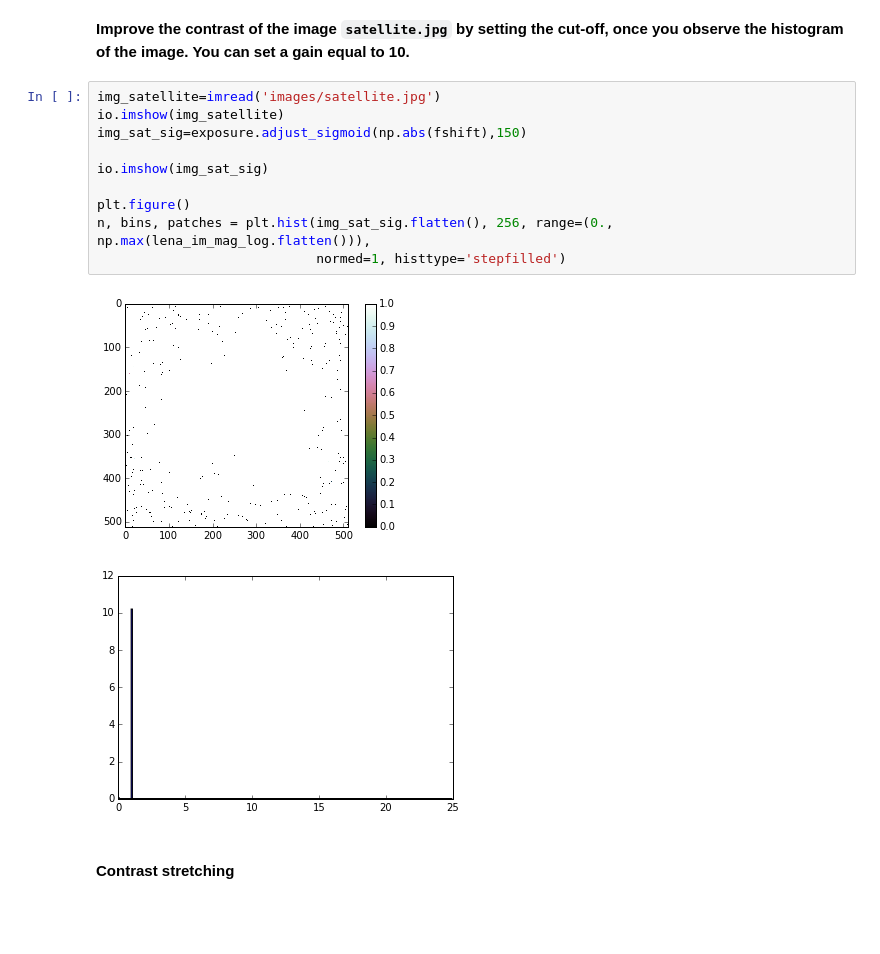
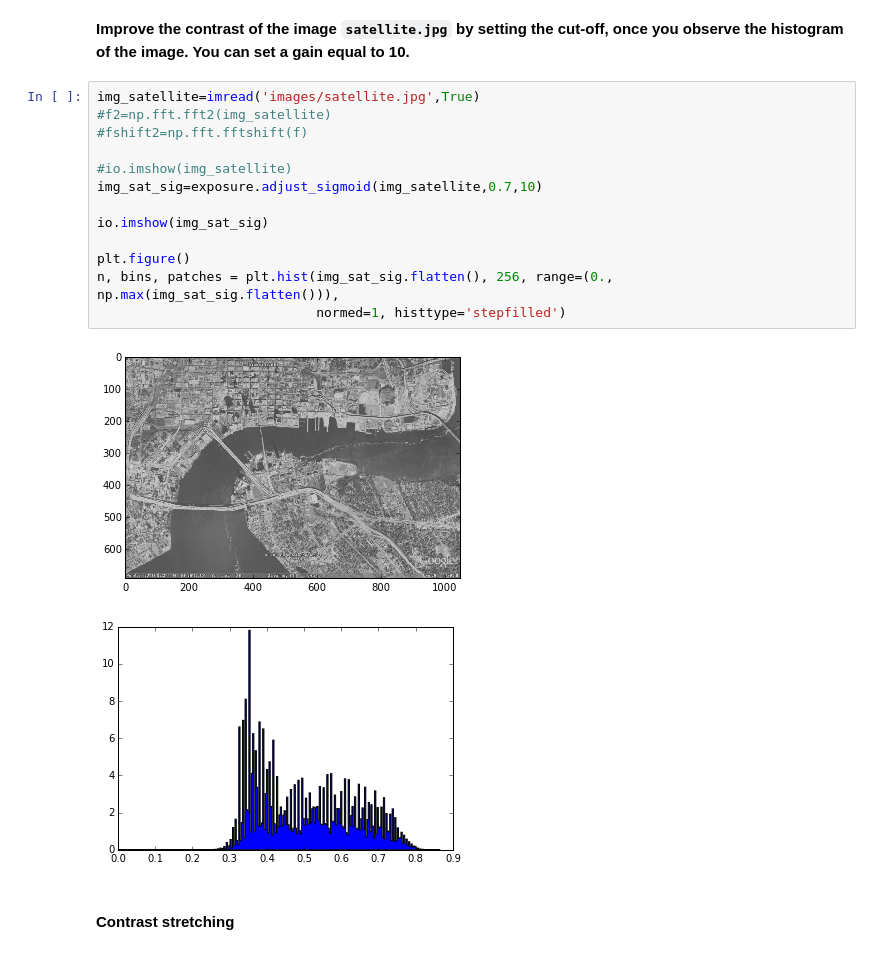
Before and after one commit to yanik-porto/B31XB-IIP-Introduction-skimage, a Jupyter notebook: 01-Introduction-skimage.ipynb, the cells around one changed output. Drawn from its saved outputs; the diff is of its cells as text; blank space fills up the shorter version.

```diff
--- a/01-Introduction-skimage.ipynb
+++ b/01-Introduction-skimage.ipynb
@@ -264,18 +264,21 @@ plt.show()
 # %% [markdown]
 **Improve the contrast of the image `satellite.jpg` by setting the cut-off, once you observe the histogram of the image. You can set a gain equal to 10.**
 # %%
-img_satellite=imread('images/satellite.jpg')
-io.imshow(img_satellite)
-img_sat_sig=exposure.adjust_sigmoid(np.abs(fshift),150)
+img_satellite=imread('images/satellite.jpg',True)
+#f2=np.fft.fft2(img_satellite)
+#fshift2=np.fft.fftshift(f)
+
+#io.imshow(img_satellite)
+img_sat_sig=exposure.adjust_sigmoid(img_satellite,0.7,10)
 
 io.imshow(img_sat_sig)
 
 plt.figure()
-n, bins, patches = plt.hist(img_sat_sig.flatten(), 256, range=(0., np.max(lena_im_mag_log.flatten())),
+n, bins, patches = plt.hist(img_sat_sig.flatten(), 256, range=(0., np.max(img_sat_sig.flatten())),
                             normed=1, histtype='stepfilled')
 # %% [output]
-[figure, old version]
+[figure, new version]
-[figure, old version]
+[figure, new version]
 # %% [markdown]
 #### Contrast stretching
 # %% [markdown]
```
Also changed, not shown: parts of 8 cells of this notebook.
